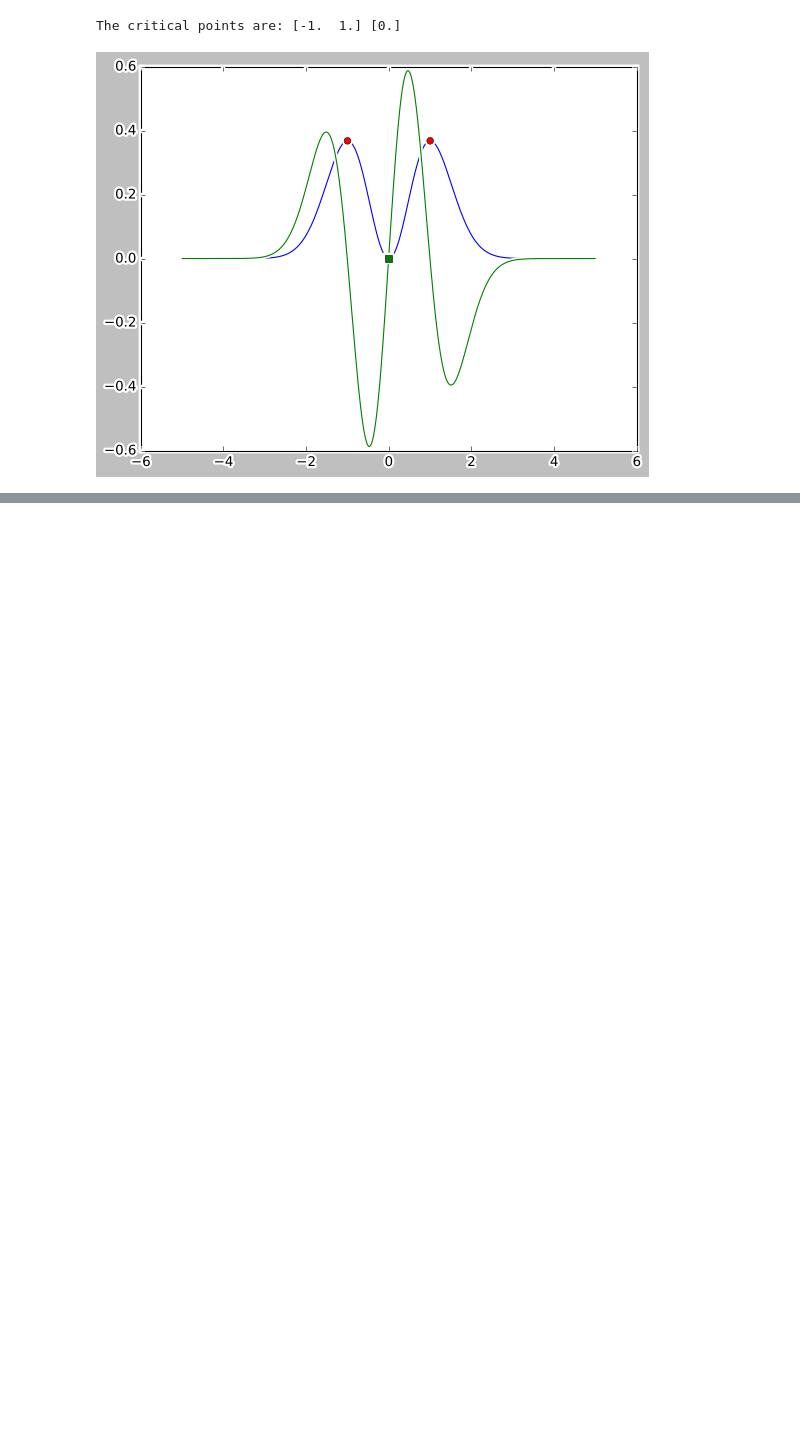
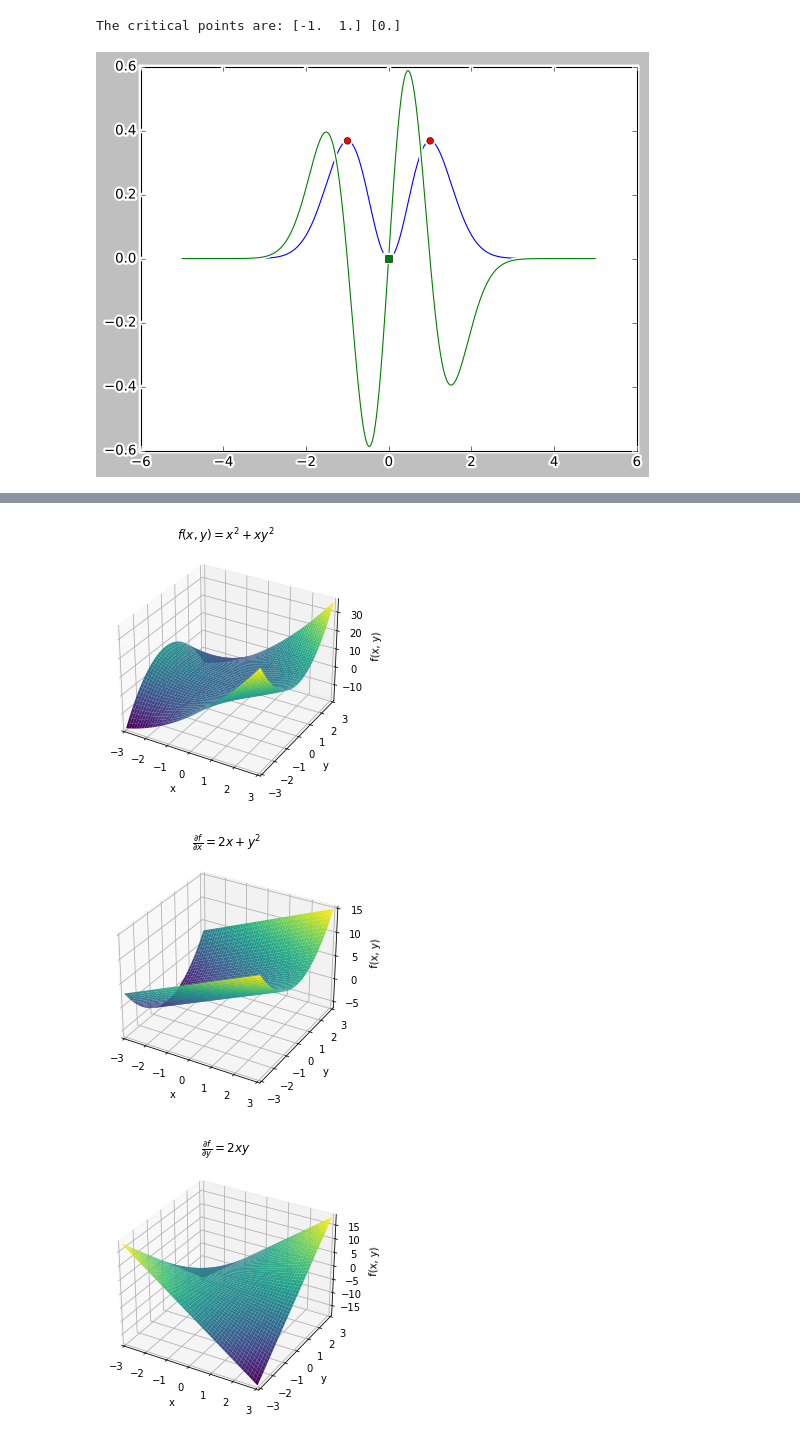
Before and after one commit to pawelztef/maths_pyt, a Jupyter notebook: calculus.ipynb, the cells around one changed output, grey strips where cells are left out. Saved outputs shown, nothing was run; the diff lists cells and outputs as text; code cells hidden in the pictures; blank space fills up the shorter version.

```diff
--- a/calculus.ipynb
+++ b/calculus.ipynb
@@ -317,0 +324,11 @@ The critical points are: [-1.  1.] [0.]
+# %%
+import sympy as sym
+from IPython.display import display, Math
+
+x, y = sym.symbols('x, y')
+
+f = x**2 + x*y**2
+
+display(Math('f = %s' %sym.latex(f)))
+display(Math('\\frac{\\partial f}{\\partial x} = %s' %sym.latex(sym.diff(f, x))))
+display(Math('\\frac{\\partial f}{\\partial y} = %s' %sym.latex(sym.diff(f, y))))
@@ -317,0 +339,8 @@ The critical points are: [-1.  1.] [0.]
+# %%
+p = sym.plotting.plot3d(f, (x, -3, 3), (y, -3, 3), title='$f(x,y)=%s$' %sym.latex(f))
+p = sym.plotting.plot3d(sym.diff(f, x), (x, -3, 3), (y, -3, 3), title='$\\frac{\\partial f}{\\partial x}=%s$' %sym.latex(sym.diff(f,x)))
+p = sym.plotting.plot3d(sym.diff(f, y), (x, -3, 3), (y, -3, 3), title='$\\frac{\\partial f}{\\partial y}=%s$' %sym.latex(sym.diff(f,y)))
+# %% [output]
+[figure, added]
+[figure, added]
+[figure, added]
```
Also changed, not shown: parts of 3 cells of this notebook.
